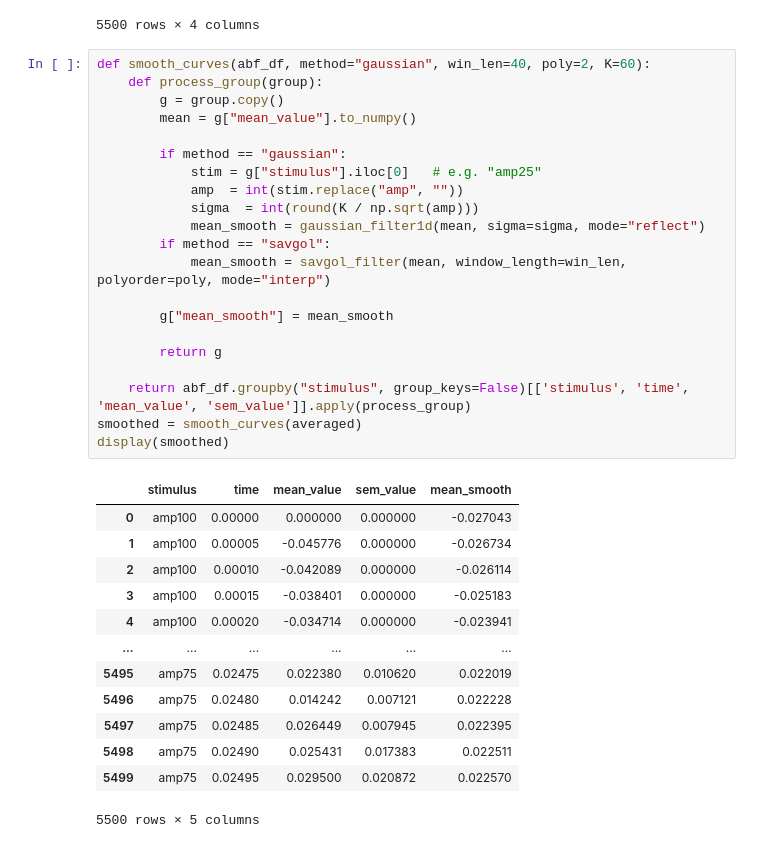
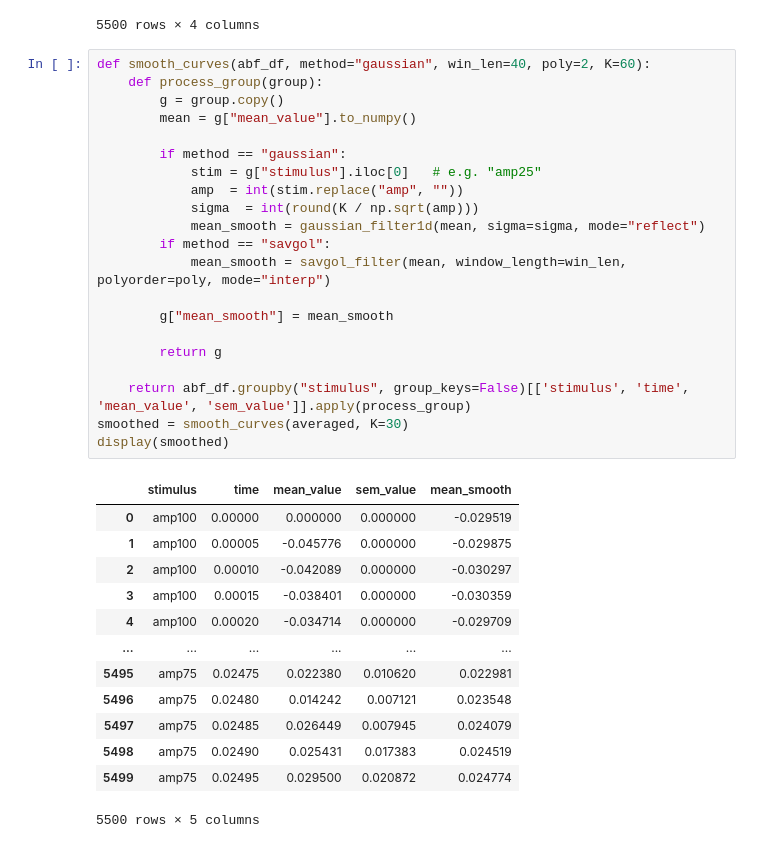
Before and after one commit to blakebyer/ephys_toolbox, a Jupyter notebook: src/tidy_abf.ipynb, the cells around one changed output. Cells and saved outputs as stored; diff of their text form.

```diff
--- a/src/tidy_abf.ipynb
+++ b/src/tidy_abf.ipynb
@@ -185,37 +185,37 @@ display(averaged)
 # %%
 def smooth_curves(abf_df, method="gaussian", win_len=40, poly=2, K=60):
     def process_group(group):
         g = group.copy()
         mean = g["mean_value"].to_numpy()
 
         if method == "gaussian":
             stim = g["stimulus"].iloc[0]   # e.g. "amp25"
             amp  = int(stim.replace("amp", ""))
             sigma  = int(round(K / np.sqrt(amp)))
             mean_smooth = gaussian_filter1d(mean, sigma=sigma, mode="reflect")
         if method == "savgol":
             mean_smooth = savgol_filter(mean, window_length=win_len, polyorder=poly, mode="interp")
 
         g["mean_smooth"] = mean_smooth
 
         return g
 
     return abf_df.groupby("stimulus", group_keys=False)[['stimulus', 'time', 'mean_value', 'sem_value']].apply(process_group)
-smoothed = smooth_curves(averaged)
+smoothed = smooth_curves(averaged, K=30)
 display(smoothed)
 # %% [output]
 |  | stimulus | time | mean_value | sem_value | mean_smooth |
-| 0 | amp100 | 0.00000 | 0.000000 | 0.000000 | -0.027043 |
-| 1 | amp100 | 0.00005 | -0.045776 | 0.000000 | -0.026734 |
-| 2 | amp100 | 0.00010 | -0.042089 | 0.000000 | -0.026114 |
-| 3 | amp100 | 0.00015 | -0.038401 | 0.000000 | -0.025183 |
-| 4 | amp100 | 0.00020 | -0.034714 | 0.000000 | -0.023941 |
+| 0 | amp100 | 0.00000 | 0.000000 | 0.000000 | -0.029519 |
+| 1 | amp100 | 0.00005 | -0.045776 | 0.000000 | -0.029875 |
+| 2 | amp100 | 0.00010 | -0.042089 | 0.000000 | -0.030297 |
+| 3 | amp100 | 0.00015 | -0.038401 | 0.000000 | -0.030359 |
+| 4 | amp100 | 0.00020 | -0.034714 | 0.000000 | -0.029709 |
 | ... | ... | ... | ... | ... | ... |
-| 5495 | amp75 | 0.02475 | 0.022380 | 0.010620 | 0.022019 |
-| 5496 | amp75 | 0.02480 | 0.014242 | 0.007121 | 0.022228 |
-| 5497 | amp75 | 0.02485 | 0.026449 | 0.007945 | 0.022395 |
-| 5498 | amp75 | 0.02490 | 0.025431 | 0.017383 | 0.022511 |
-| 5499 | amp75 | 0.02495 | 0.029500 | 0.020872 | 0.022570 |
+| 5495 | amp75 | 0.02475 | 0.022380 | 0.010620 | 0.022981 |
+| 5496 | amp75 | 0.02480 | 0.014242 | 0.007121 | 0.023548 |
+| 5497 | amp75 | 0.02485 | 0.026449 | 0.007945 | 0.024079 |
+| 5498 | amp75 | 0.02490 | 0.025431 | 0.017383 | 0.024519 |
+| 5499 | amp75 | 0.02495 | 0.029500 | 0.020872 | 0.024774 |
 5500 rows × 5 columns
 # %%
 def plot_traces(df_summary):
```
Also changed, not shown: parts of 5 cells of this notebook.
